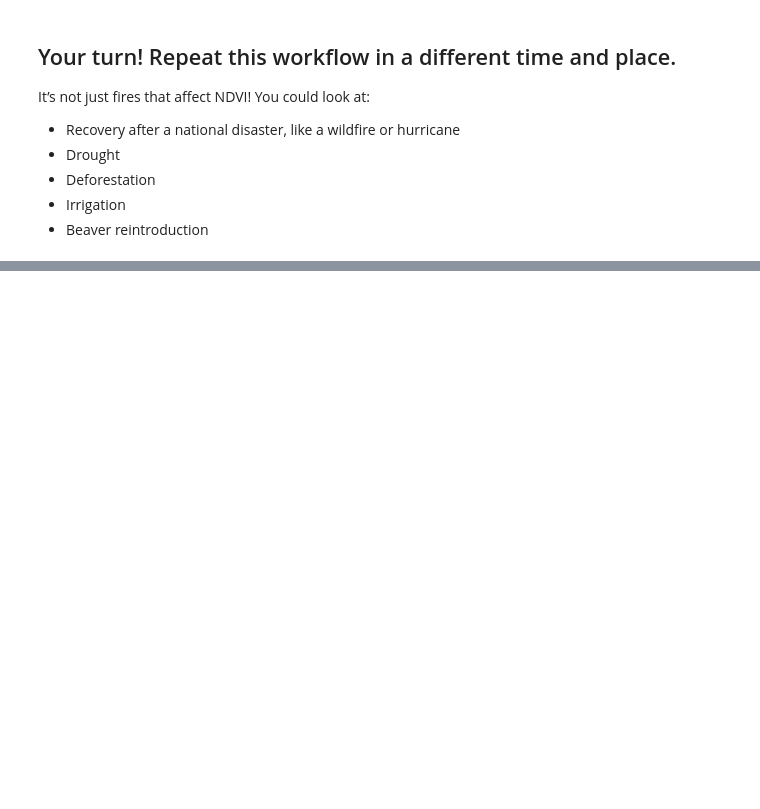
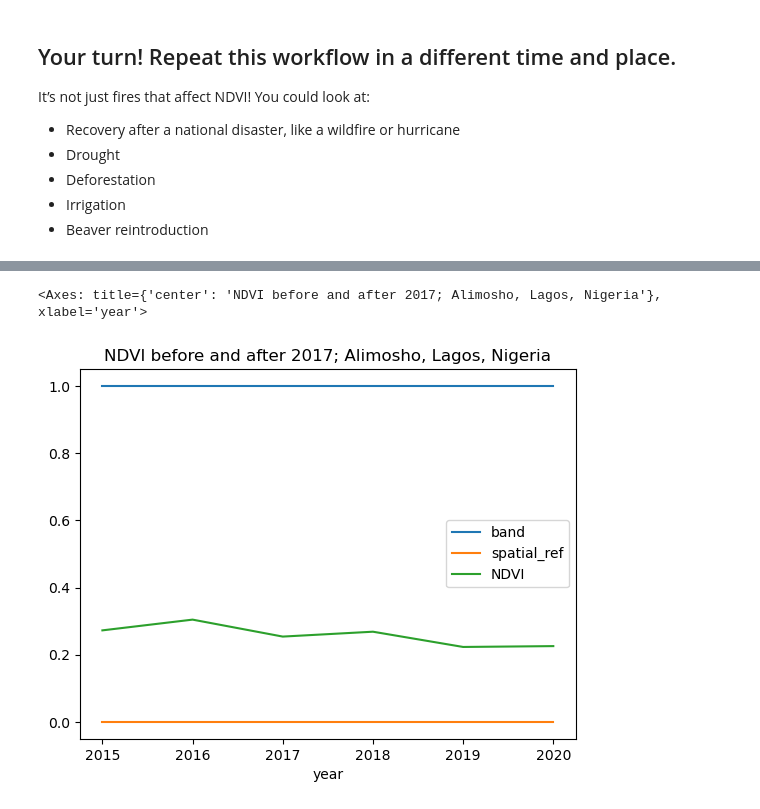
Before and after one commit to cu-esiil-edu/shortcourse-02-vegetation-nquarder, a Jupyter notebook: vegetation.ipynb, the cells around one changed output, grey strips where cells are left out. Cells and saved outputs as stored; diff of their text form; code cells hidden in the pictures; blank space fills up the shorter version.

```diff
--- a/vegetation.ipynb
+++ b/vegetation.ipynb
@@ -516,0 +671,4 @@ It’s not just fires that affect NDVI! You could look at:
+# %%
+# Get a list of NDVI tif file paths
+lagos_paths = sorted(glob(os.path.join(lagos_dir, 'lagos-ndvi', '*', '*NDVI*.tif')))
+len(lagos_paths)
@@ -516,0 +744,31 @@ It’s not just fires that affect NDVI! You could look at:
+# %%
+# Clip data to both inside and outside the boundary
+ndvi_lagos_da = lagos_da.rio.clip(alimosho.geometry, from_disk=True)
+ndvi_lagos_out_da = lagos_da.rio.clip(alimosho_out_gdf.geometry, from_disk=True)
+# %%
+# Compute mean annual July NDVI
+jul_ndvi_lagos_df = (
+    ndvi_lagos_da
+    .groupby(ndvi_lagos_da.date.dt.year)
+    .mean(...)
+    .NDVI.to_dataframe())
+jul_ndvi_lagos_out_df = (
+    ndvi_lagos_out_da
+    .groupby(ndvi_lagos_out_da.date.dt.year)
+    .mean(...)
+    .NDVI.to_dataframe())
+
+# Plot inside and outside the reservation
+lagos_jul_ndvi_df = (
+    jul_ndvi_lagos_df[['NDVI']]
+    .join(
+        jul_ndvi_lagos_out_df[['NDVI']],
+        lsuffix=' Burned Area', rsuffix=' Unburned Area')
+)
+# %%
+# Plot difference inside and outside the reservation
+jul_ndvi_lagos_df.plot(
+    title='NDVI before and after 2017; Alimosho, Lagos, Nigeria')
+# %% [output]
+<Axes: title={'center': 'NDVI before and after 2017; Alimosho, Lagos, Nigeria'}, xlabel='year'>
+[figure, added]
```
Also changed, not shown: parts of 29 cells of this notebook.
